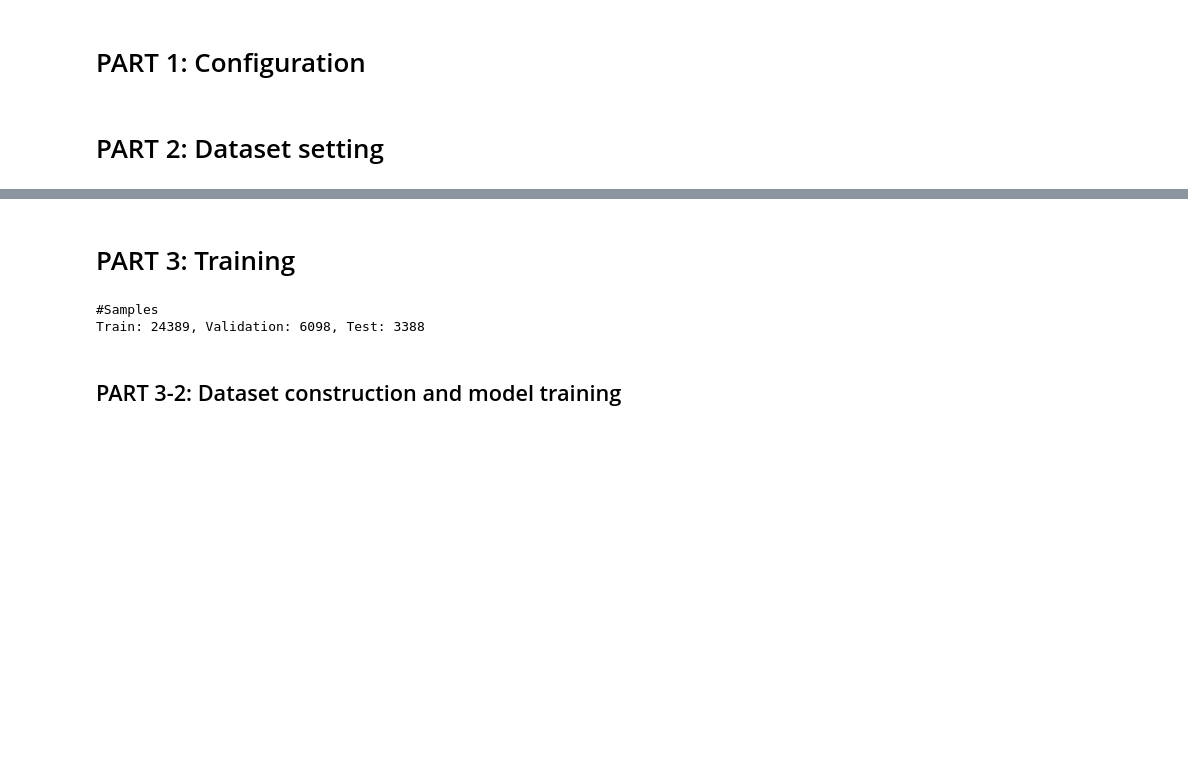
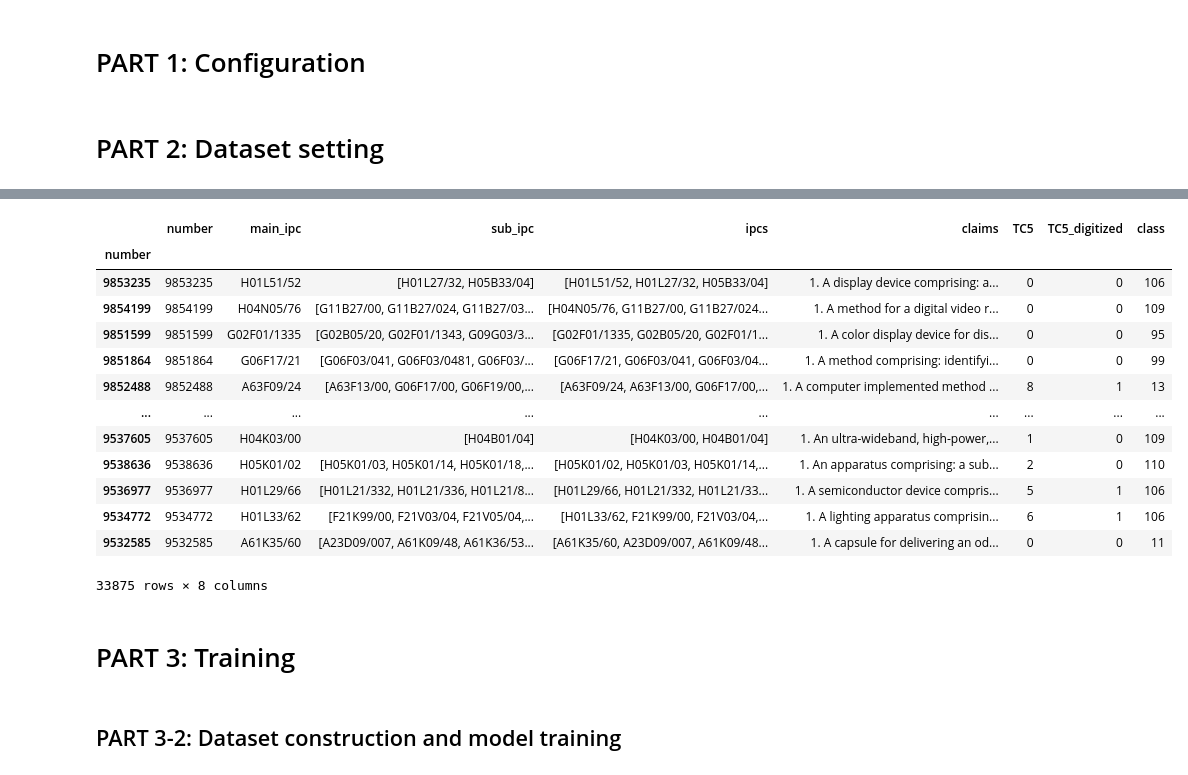
Before and after one commit to glee2/TOA-using-generative-predictive-models, a Jupyter notebook: src/Laboratory-v2.ipynb, the cells around one changed output, grey strips where cells are left out. Cells and saved outputs as stored; diff of their text form; code cells hidden in the pictures; blank space fills up the shorter version.

```diff
--- a/src/Laboratory-v2.ipynb
+++ b/src/Laboratory-v2.ipynb
@@ -65,10 +65,11 @@ args = argparse.Namespace(
     do_train=None,
     do_tune=None,
     n_folds=None,
+    ipc_level=4,
     batch_size=16,
     max_epochs=50,
     use_accelerator=None,
-    do_save=False,
+    do_save=True,
     n_gpus=4,
     light=True,
 #     config_file=os.path.join(root_dir, "configs", "USED_configs", "[CONFIGS]2023-04-11_00:39.json"),
@@ -197,9 +198,9 @@ if os.path.exists(dataset_path) and args.do_save is False:
 else:
     print("Make dataset...")
     tech_dataset = TechDataset(configs.data)
-    with open(dataset_path, "wb") as f:
-        tech_dataset.rawdata = None
-        pickle.dump(tech_dataset, f)
+#     with open(dataset_path, "wb") as f:
+#         tech_dataset.rawdata = None
+#         pickle.dump(tech_dataset, f)
 tend = time.time()
 print(f"{np.round(tend-tstart,4)} sec elapsed for loading patents for class [{configs.data.target_ipc}]")
 # %% [output]
@@ -212,3 +213,20 @@ Tokenizer is trained and saved
+# %%
+tech_dataset.data
+# %% [output]
+|  | number | main_ipc | sub_ipc | ipcs | claims | TC5 | TC5_digitized | class |
+| number |  |  |  |  |  |  |  |  |
+| 9853235 | 9853235 | H01L51/52 | [H01L27/32, H05B33/04] | [H01L51/52, H01L27/32, H05B33/04] | 1. A display device comprising: a... | 0 | 0 | 106 |
+| 9854199 | 9854199 | H04N05/76 | [G11B27/00, G11B27/024, G11B27/03... | [H04N05/76, G11B27/00, G11B27/024... | 1. A method for a digital video r... | 0 | 0 | 109 |
+| 9851599 | 9851599 | G02F01/1335 | [G02B05/20, G02F01/1343, G09G03/3... | [G02F01/1335, G02B05/20, G02F01/1... | 1. A color display device for dis... | 0 | 0 | 95 |
+| 9851864 | 9851864 | G06F17/21 | [G06F03/041, G06F03/0481, G06F03/... | [G06F17/21, G06F03/041, G06F03/04... | 1. A method comprising: identifyi... | 0 | 0 | 99 |
+| 9852488 | 9852488 | A63F09/24 | [A63F13/00, G06F17/00, G06F19/00,... | [A63F09/24, A63F13/00, G06F17/00,... | 1. A computer implemented method ... | 8 | 1 | 13 |
+| ... | ... | ... | ... | ... | ... | ... | ... | ... |
+| 9537605 | 9537605 | H04K03/00 | [H04B01/04] | [H04K03/00, H04B01/04] | 1. An ultra-wideband, high-power,... | 1 | 0 | 109 |
+| 9538636 | 9538636 | H05K01/02 | [H05K01/03, H05K01/14, H05K01/18,... | [H05K01/02, H05K01/03, H05K01/14,... | 1. An apparatus comprising: a sub... | 2 | 0 | 110 |
+| 9536977 | 9536977 | H01L29/66 | [H01L21/332, H01L21/336, H01L21/8... | [H01L29/66, H01L21/332, H01L21/33... | 1. A semiconductor device compris... | 5 | 1 | 106 |
+| 9534772 | 9534772 | H01L33/62 | [F21K99/00, F21V03/04, F21V05/04,... | [H01L33/62, F21K99/00, F21V03/04,... | 1. A lighting apparatus comprisin... | 6 | 1 | 106 |
+| 9532585 | 9532585 | A61K35/60 | [A23D09/007, A61K09/48, A61K36/53... | [A61K35/60, A23D09/007, A61K09/48... | 1. A capsule for delivering an od... | 0 | 0 | 11 |
+33875 rows × 8 columns
 # %%
 configs.model.update({"tokenizers": tech_dataset.tokenizers,
                     "n_enc_seq_claim": tech_dataset.max_seq_len_claim,
@@ -223,9 +241,6 @@ configs.model.update({"tokenizers": tech_dataset.tokenizers,
 sampler = CVSampler(tech_dataset, n_folds=configs.train.n_folds, test_ratio=0.1, stratify=True)
 cv_idx = sampler.get_idx_dict()
 print(f"#Samples\nTrain: {len(cv_idx[0]['train'])}, Validation: {len(cv_idx[0]['val'])}, Test: {len(cv_idx[0]['test'])}")
-# %% [output]
-#Samples
-Train: 24389, Validation: 6098, Test: 3388
 # %% [markdown]
 ## PART 3-2: Dataset construction and model training
 # %%
```
Also changed, not shown: parts of 11 cells of this notebook, 10 other files.
